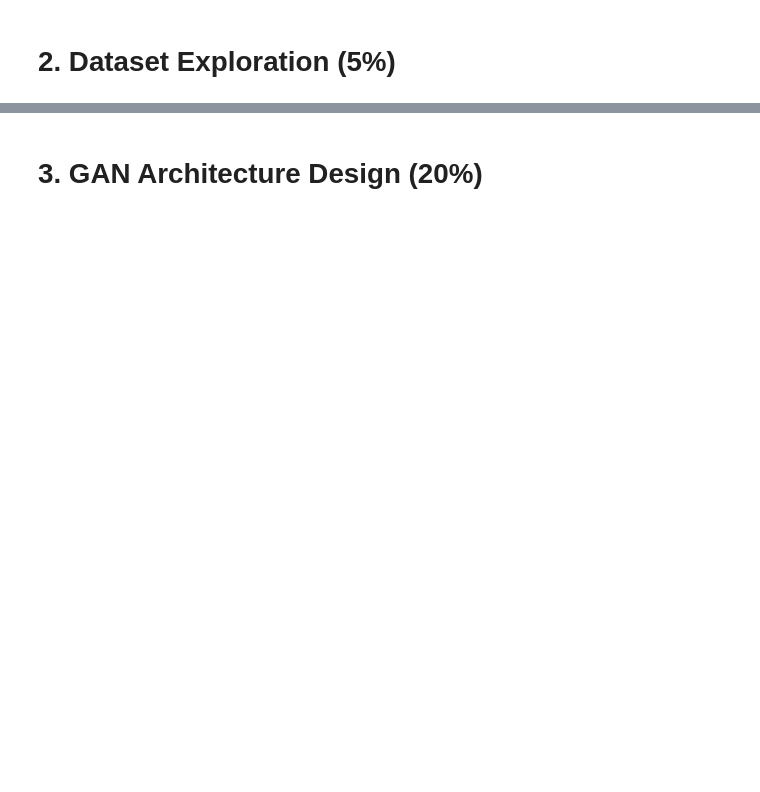
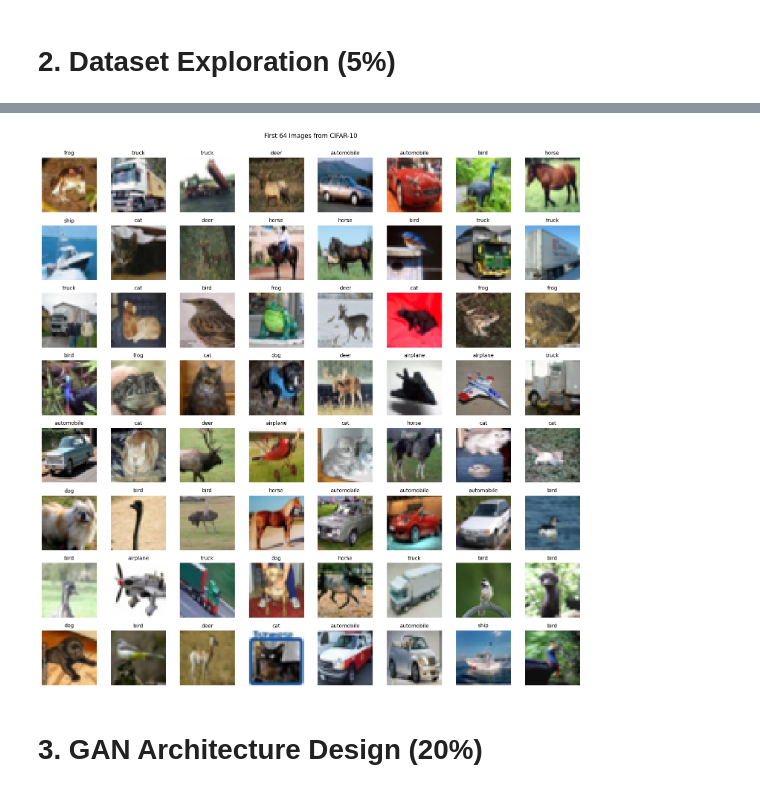
Before and after one commit to rkaushick-neu/swe_gen_ai, a Jupyter notebook: Image Generation CIFAR-10/Rish_Notebook.ipynb, the cells around one changed output, grey strips where cells are left out. Saved outputs shown, nothing was run; the diff lists cells and outputs as text; code cells hidden in the pictures; blank space fills up the shorter version.

```diff
--- a/Image Generation CIFAR-10/Rish_Notebook.ipynb
+++ b/Image Generation CIFAR-10/Rish_Notebook.ipynb
@@ -102,2 +306,30 @@ len(train_batch1_dict[b'labels'])
+# %%
+def plot_first_64_images(df, labels_dict):
+    # Set up the plot
+    fig, axes = plt.subplots(8, 8, figsize=(15, 15))
+    axes = axes.ravel()  # Flatten the 2D array of axes
+
+    # For the first 64 images
+    for idx in range(64):
+        # Get image and its label
+        sample = df.iloc[idx]
+        label = labels_dict[sample['label']]
+
+        # Reshape the image data from 1D to 3D (32x32x3)
+        img = sample['image_data'].reshape(3, 32, 32).transpose(1, 2, 0)
+
+        # Plot the image
+        axes[idx].imshow(img)
+        axes[idx].axis('off')
+        axes[idx].set_title(label, fontsize=10)
+
+    plt.suptitle('First 64 Images from CIFAR-10', y=1.0)
+    plt.tight_layout()
+    plt.show()
+
+# Plot the first 64 images
+plot_first_64_images(cifar10_train_df, labels)
+# %% [output]
+[figure, added]
 # %% [markdown]
 # 3. GAN Architecture Design (20%)
```
Also changed, not shown: parts of 37 cells of this notebook.
